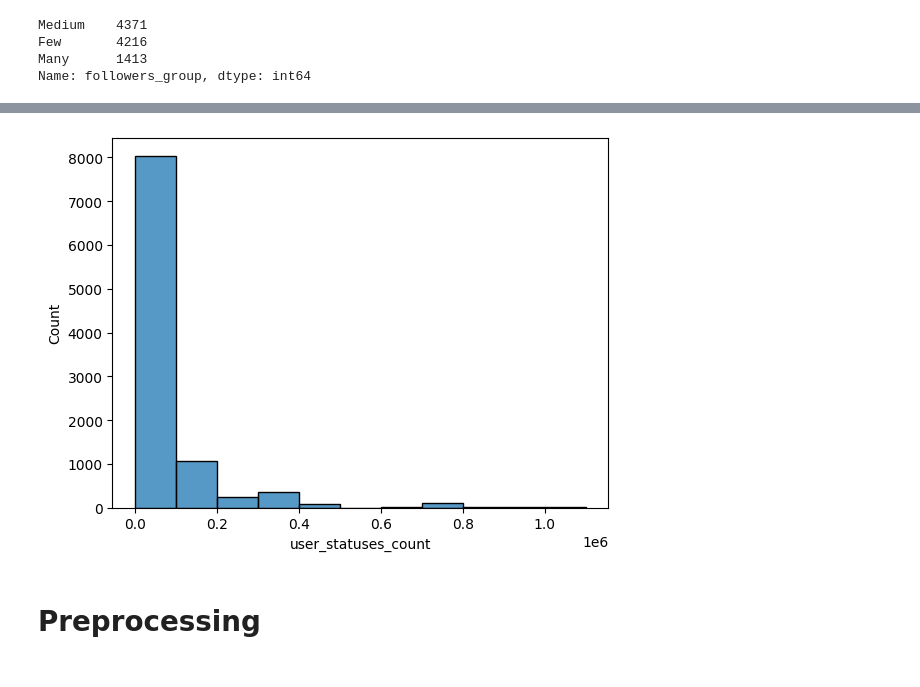
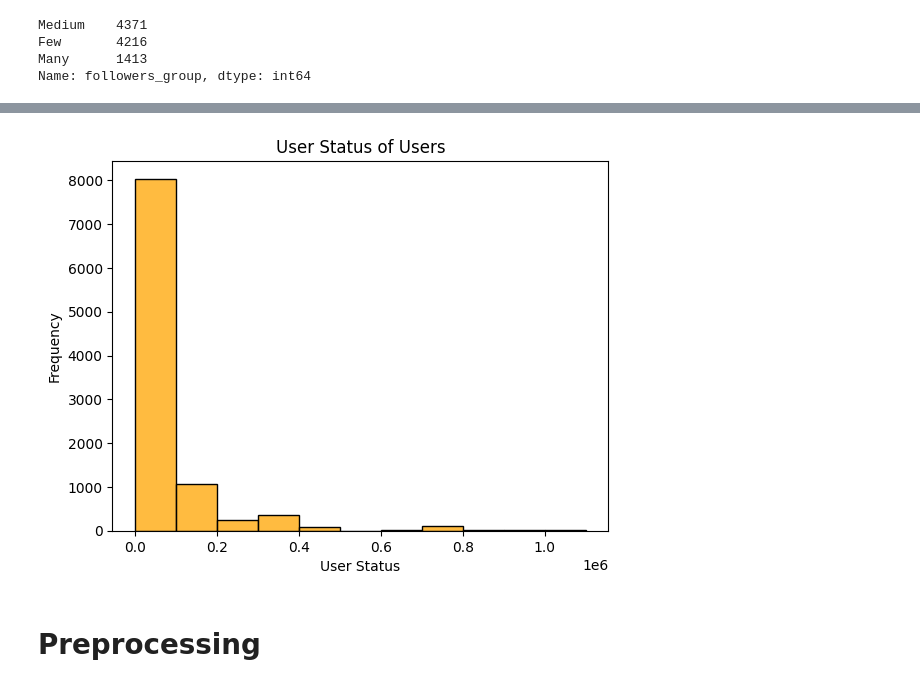
Before and after one commit to BullDF/A4_JSC270, a Jupyter notebook: part2.ipynb, the cells around one changed output, grey strips where cells are left out. Drawn from its saved outputs; the diff is of its cells as text; code cells hidden in the pictures.

```diff
--- a/part2.ipynb
+++ b/part2.ipynb
@@ -72,8 +84,11 @@ plt.show()
 # %%
-sns.histplot(df['user_statuses_count'], binwidth=100000)
+sns.histplot(df['user_statuses_count'], binwidth=100000, color='orange')
+plt.xlabel('User Status')
+plt.ylabel('Frequency')
+plt.title('User Status of Users')
 plt.show()
 # %% [output]
-[figure, old version]
+[figure, new version]
 # %% [markdown]
 # Preprocessing
 # %%
```
Also changed, not shown: parts of 7 cells of this notebook.
